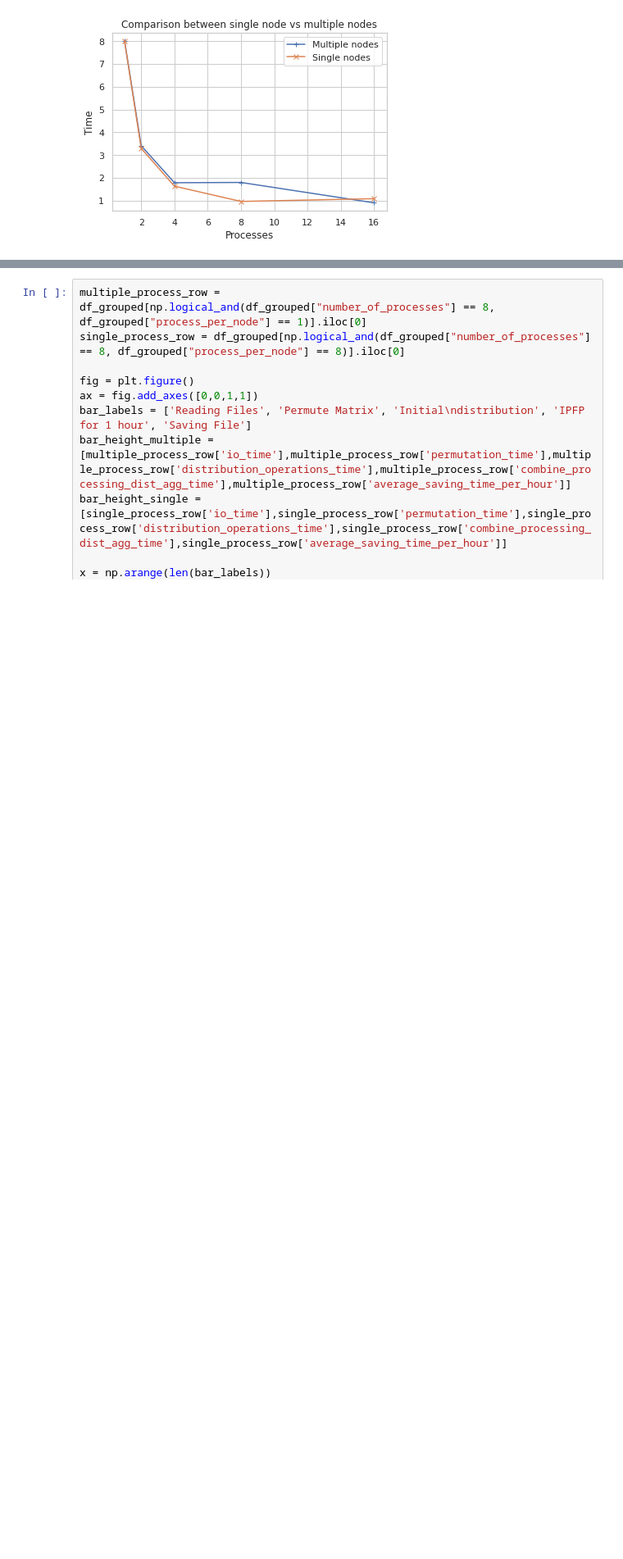
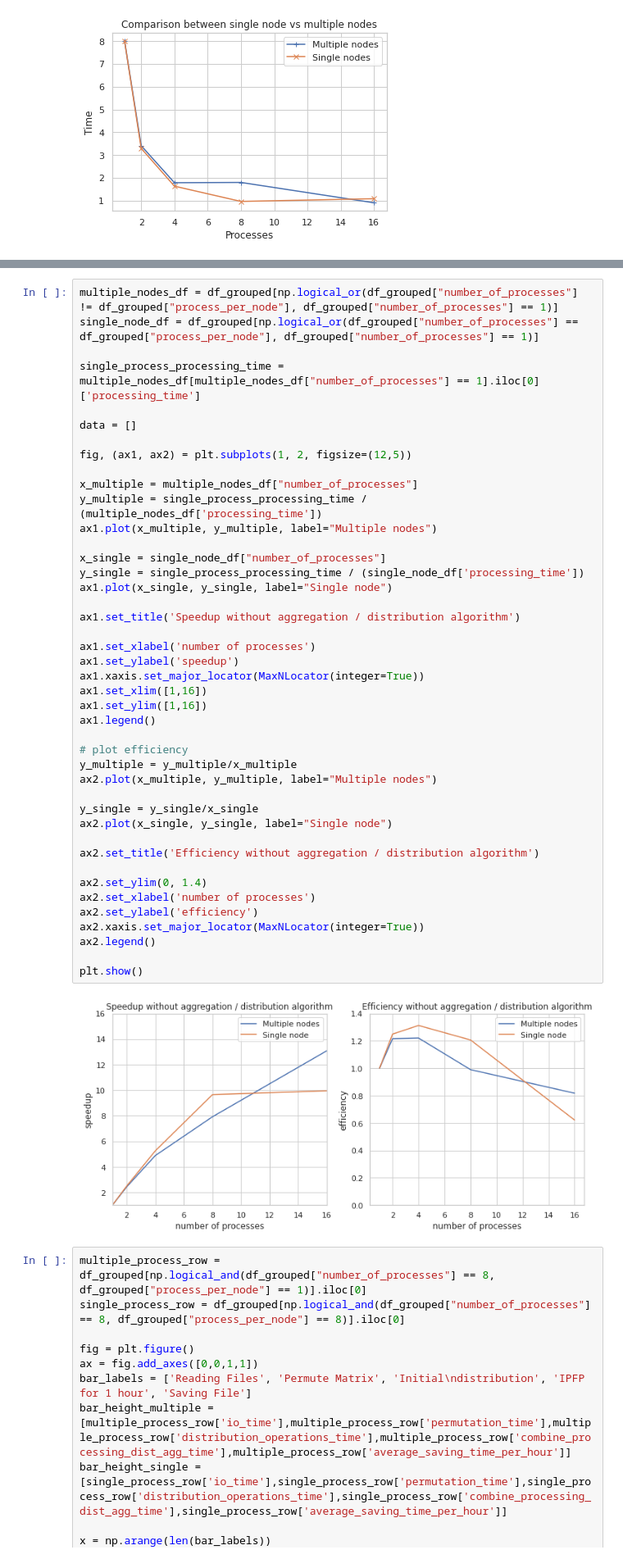
Before and after one commit to mbortolon97/ipfp-hpc-cluster, a Jupyter notebook: src/data_visualization/performance_graph.ipynb, the cells around one changed output, grey strips where cells are left out. Shown at 82% size. Saved outputs shown, nothing was run; the diff lists cells and outputs as text; blank space fills up the shorter version.

```diff
--- a/src/data_visualization/performance_graph.ipynb
+++ b/src/data_visualization/performance_graph.ipynb
@@ -139,3 +139,48 @@ plt.show()
+# %%
+multiple_nodes_df = df_grouped[np.logical_or(df_grouped["number_of_processes"] != df_grouped["process_per_node"], df_grouped["number_of_processes"] == 1)]
+single_node_df = df_grouped[np.logical_or(df_grouped["number_of_processes"] == df_grouped["process_per_node"], df_grouped["number_of_processes"] == 1)]
+
+single_process_processing_time = multiple_nodes_df[multiple_nodes_df["number_of_processes"] == 1].iloc[0]['processing_time']
+
+data = []
+
+fig, (ax1, ax2) = plt.subplots(1, 2, figsize=(12,5))
+
+x_multiple = multiple_nodes_df["number_of_processes"]
+y_multiple = single_process_processing_time / (multiple_nodes_df['processing_time'])
+ax1.plot(x_multiple, y_multiple, label="Multiple nodes")
+
+x_single = single_node_df["number_of_processes"]
+y_single = single_process_processing_time / (single_node_df['processing_time'])
+ax1.plot(x_single, y_single, label="Single node")
+
+ax1.set_title('Speedup without aggregation / distribution algorithm')
+
+ax1.set_xlabel('number of processes')
+ax1.set_ylabel('speedup')
+ax1.xaxis.set_major_locator(MaxNLocator(integer=True))
+ax1.set_xlim([1,16])
+ax1.set_ylim([1,16])
+ax1.legend()
+
+# plot efficiency
+y_multiple = y_multiple/x_multiple
+ax2.plot(x_multiple, y_multiple, label="Multiple nodes")
+
+y_single = y_single/x_single
+ax2.plot(x_single, y_single, label="Single node")
+
+ax2.set_title('Efficiency without aggregation / distribution algorithm')
+
+ax2.set_ylim(0, 1.4)
+ax2.set_xlabel('number of processes')
+ax2.set_ylabel('efficiency')
+ax2.xaxis.set_major_locator(MaxNLocator(integer=True))
+ax2.legend()
+
+plt.show()
+# %% [output]
+[figure, added]
 # %%
 multiple_process_row = df_grouped[np.logical_and(df_grouped["number_of_processes"] == 8, df_grouped["process_per_node"] == 1)].iloc[0]
 single_process_row = df_grouped[np.logical_and(df_grouped["number_of_processes"] == 8, df_grouped["process_per_node"] == 8)].iloc[0]
```
Also changed, not shown: parts of 3 cells of this notebook, 1 other file.
